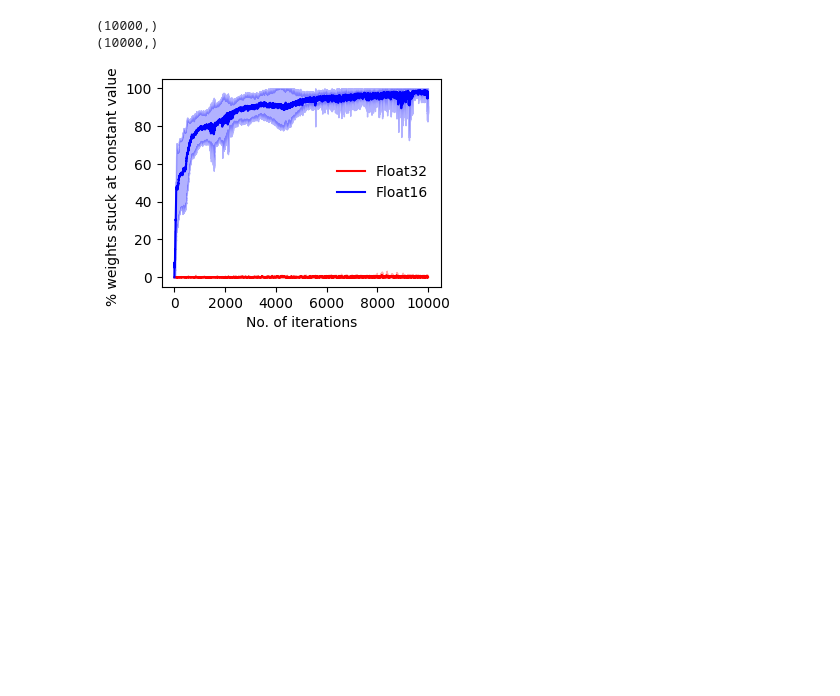
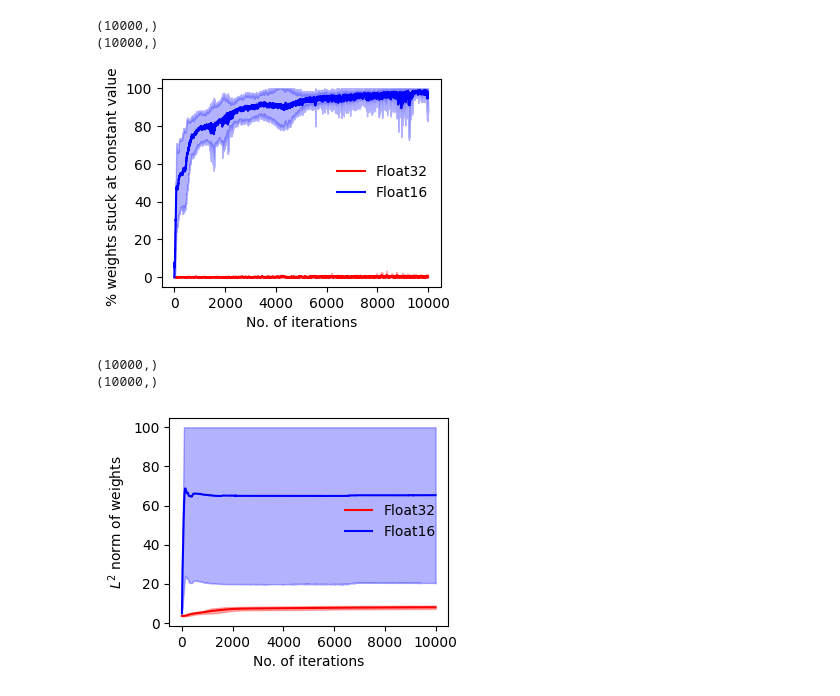
Before and after one commit to lu-group/mixed-precision-sciml, a Jupyter notebook: training-phases-plots/constant-weights-float16-vs-float32-tf.ipynb, the cells around one changed output. Cells and saved outputs as stored; diff of their text form; code cells hidden in the pictures; blank space fills up the shorter version.

```diff
--- a/training-phases-plots/constant-weights-float16-vs-float32-tf.ipynb
+++ b/training-phases-plots/constant-weights-float16-vs-float32-tf.ipynb
@@ -34,7 +34,7 @@ def get_weights(denses):
     biases = np.concatenate([layer.get_weights()[1] for layer in denses])
     return weights
 
-def train(model, iterations, display_every, loss, constant):
+def train(model, iterations, display_every, loss, constant, norm_weights):
     prev_weight = None
     for i in range(iterations):
         model.train_state.set_data_train(
@@ -52,6 +52,7 @@ def train(model, iterations, display_every, loss, constant):
         loss.append(l2r)
 
         w = get_weights(model.net.denses)
+        norm_weights.append(np.linalg.norm(w))
         if model.train_state.epoch != 0:
             num_const = 0
             for i in range(len(w)):
@@ -82,7 +83,8 @@ def test(seed, plot=True):
     model.compile("adam", lr=0.001, metrics=["l2 relative error"])
     loss_32 = []
     constant_32 = [0]
-    train(model, 10000, 1000, loss_32, constant_32) # 10000
+    norm_32 = []
+    train(model, 10000, 1000, loss_32, constant_32, norm_32) # 10000
     print([constant_32[1]] + [constant_32[10]] + [constant_32[100]] + [constant_32[1000]] + [constant_32[9999]] )
 
     dde.config.set_default_float("float16")
@@ -101,7 +103,8 @@ def test(seed, plot=True):
     model.compile("adam", lr=0.001, metrics=["l2 relative error"])
     loss_16 = []
     constant_16 = [0]
-    train(model, 10000, 1000, loss_16, constant_16) # 10000
+    norm_16 = []
+    train(model, 10000, 1000, loss_16, constant_16, norm_16) # 10000
     # print([constant_16[1]] + [constant_16[10]] + [constant_16[100]] + [constant_16[1000]] + [constant_16[9999]] )
 
     if plot:
@@ -114,6 +117,6 @@ def test(seed, plot=True):
         leg1 = plt.legend(loc = 'right', frameon=False)
         plt.savefig("constant-weights-" + str(seed) + ".pdf", bbox_inches='tight')
         plt.show()
-    return (constant_32, constant_16)
+    return (constant_32, constant_16, norm_32, norm_16)
 # %% [output]
 env: DDE_BACKEND=tensorflow
@@ -126,8 +135,10 @@ paddle supports more examples now and is recommended.
 trials = 10
 const_32 = np.zeros((trials, 10000))
 const_16 = np.zeros((trials, 10000))
+norm_32 = np.zeros((trials, 10000))
+norm_16 = np.zeros((trials, 10000))
 for i in range(trials):
-    const_32[i], const_16[i] = test(i, False)
+    const_32[i], const_16[i], norm_32[i], norm_16[i] = test(i, False)
 # %% [output]
 Set the default float type to float32
 Training Float32:
@@ -170,3 +181,27 @@ plt.show()
 (10000,)
 (10000,)
 [figure]
+# %%
+norm_mean_32 = np.mean(norm_32, axis = 0)
+norm_mean_16 = np.mean(norm_16, axis = 0)
+norm_stdev_32 = np.std(norm_32, axis = 0)
+norm_stdev_16 = np.std(norm_16, axis = 0)
+
+x = [i for i in range(len(norm_mean_32))]
+#plt.figure(figsize=(4.8,3.6))
+plt.figure(figsize=(3.6,2.7))
+plt.xlabel('No. of iterations')
+plt.ylabel('$L^2$ norm of weights')
+plt.plot(x, norm_mean_32, label = "Float32", color = 'red')
+plt.plot(x, norm_mean_16, label = "Float16", color = 'blue')
+print((norm_mean_32 - norm_stdev_32).shape)
+print(np.full(10000, 0).shape)
+plt.fill_between(x, np.maximum(norm_mean_32 - norm_stdev_32, np.full(10000, 0)), np.minimum(norm_mean_32 + norm_stdev_32, np.full(10000, 100)), color = 'red', alpha = 0.3)
+plt.fill_between(x, np.maximum(norm_mean_16 - norm_stdev_16, np.full(10000, 0)), np.minimum(norm_mean_16 + norm_stdev_16, np.full(10000, 100)), color = 'blue', alpha = 0.3)
+leg1 = plt.legend(loc = 'right', frameon=False)
+plt.savefig("norm-weights.pdf", bbox_inches='tight')
+plt.show()
+# %% [output]
+(10000,)
+(10000,)
+[figure, added]
```
Also changed, not shown: parts of 6 cells of this notebook, 5 other files.
